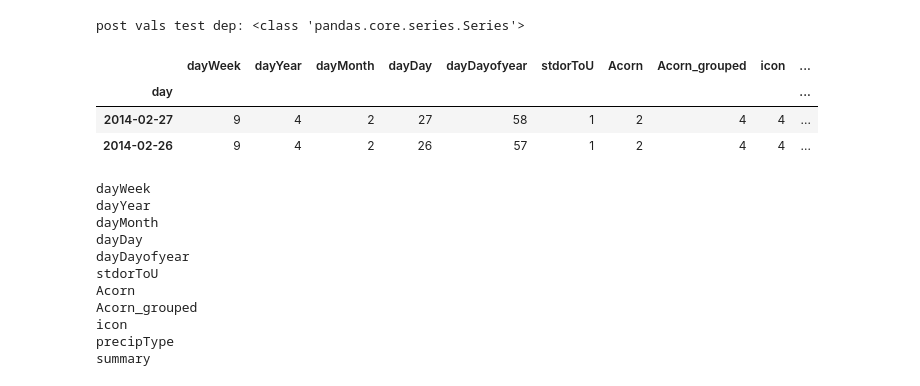
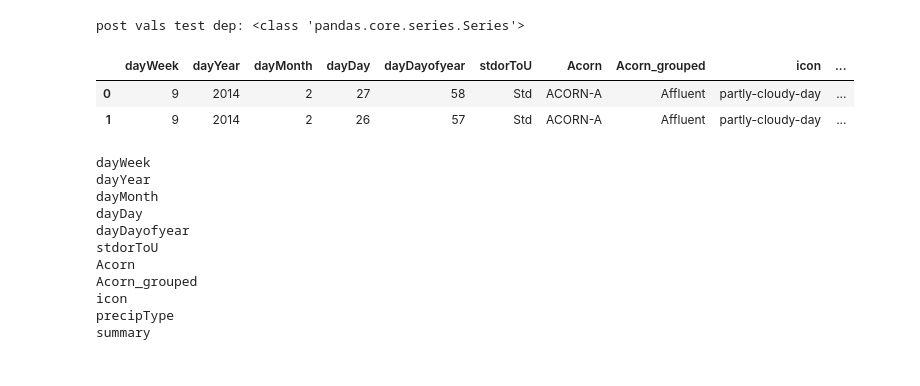
Before and after one commit to sofiary/teamunicornn, a Jupyter notebook: challenge_1/notebooks/4_6_b_forecast_NN.ipynb, the cells around one changed output. Saved outputs shown, nothing was run; the diff lists cells and outputs as text; code cells hidden in the pictures.

```diff
--- a/challenge_1/notebooks/4_6_b_forecast_NN.ipynb
+++ b/challenge_1/notebooks/4_6_b_forecast_NN.ipynb
@@ -115,12 +116,11 @@ print(f"post vals test dep: {type(joined_test[dep])}")
 # %% [output]
 post vals test dep: <class 'pandas.core.series.Series'>
 # %%
-df_test.head(n=2)
+joined_test.head(n=2)
 # %% [output]
 |  | dayWeek | dayYear | dayMonth | dayDay | dayDayofyear | stdorToU | Acorn | Acorn_grouped | icon | ... |
-| day |  |  |  |  |  |  |  |  |  | ... |
-| 2014-02-27 | 9 | 4 | 2 | 27 | 58 | 1 | 2 | 4 | 4 | ... |
-| 2014-02-26 | 9 | 4 | 2 | 26 | 57 | 1 | 2 | 4 | 4 | ... |
+| 0 | 9 | 2014 | 2 | 27 | 58 | Std | ACORN-A | Affluent | partly-cloudy-day | ... |
+| 1 | 9 | 2014 | 2 | 26 | 57 | Std | ACORN-A | Affluent | partly-cloudy-day | ... |
 # %%
 #for v in cat_vars: df_train[v] = df_train[v].astype('category').cat.as_ordered()
 for v in cat_vars:
```
Also changed, not shown: parts of 17 cells of this notebook, 11 other files.
